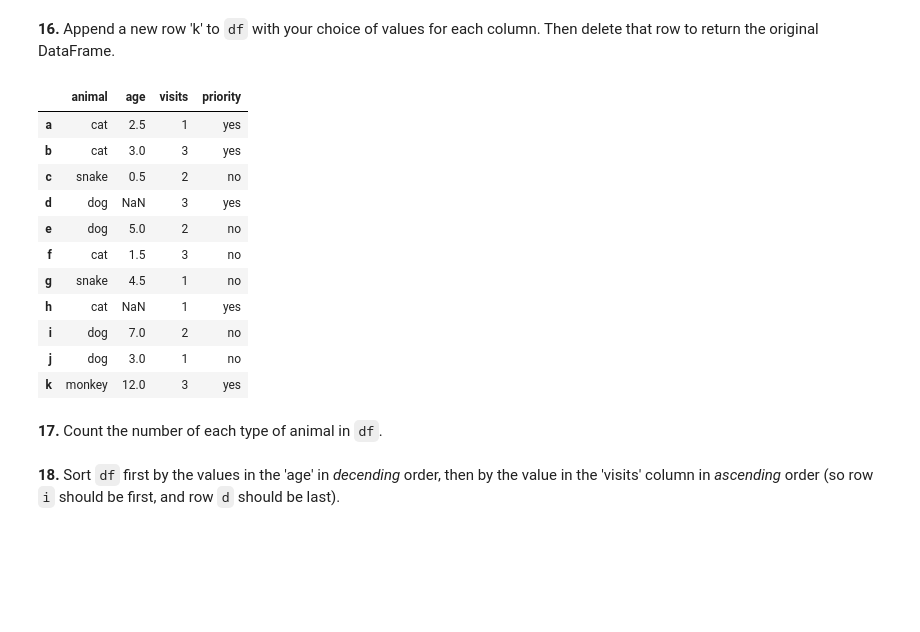
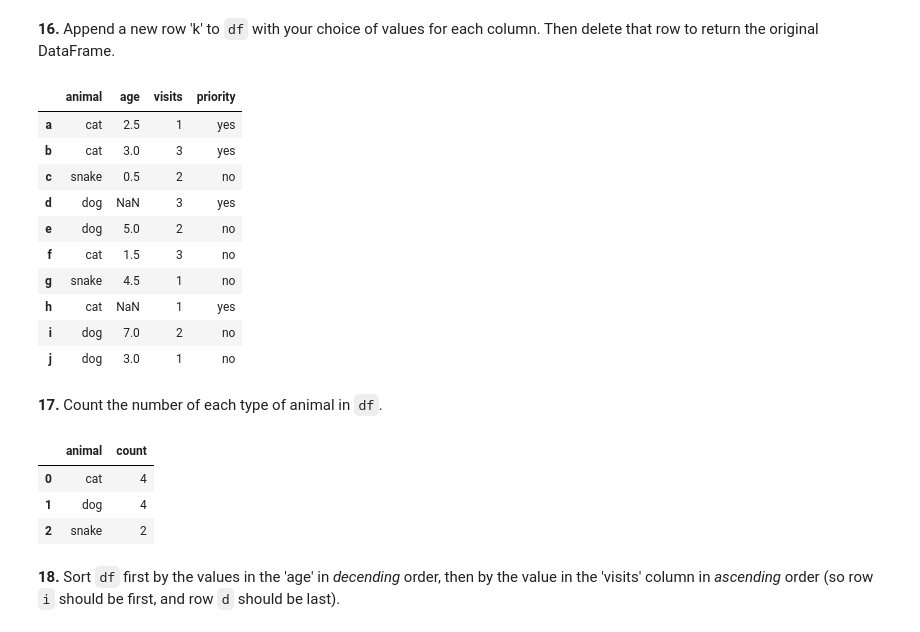
Before and after one commit to tanvirahmed1732/100-pandas-puzzles, a Jupyter notebook: 100-pandas-puzzles.ipynb, the cells around one changed output. Drawn from its saved outputs; the diff is of its cells as text; code cells hidden in the pictures; blank space fills up the shorter version.

```diff
--- a/100-pandas-puzzles.ipynb
+++ b/100-pandas-puzzles.ipynb
@@ -236,6 +236,7 @@ df.groupby("animal")['age'].mean().reset_index()
 **16.** Append a new row 'k' to `df` with your choice of values for each column. Then delete that row to return the original DataFrame.
 # %%
 df.loc['k'] = ['monkey', 12, 3, 'yes']
+df.drop(index='k', inplace=True)
 df
 # %% [output]
 |  | animal | age | visits | priority |
@@ -249,8 +250,14 @@ df
 | h | cat | NaN | 1 | yes |
 | i | dog | 7.0 | 2 | no |
 | j | dog | 3.0 | 1 | no |
-| k | monkey | 12.0 | 3 | yes |
 # %% [markdown]
 **17.** Count the number of each type of animal in `df`.
+# %%
+df['animal'].value_counts().reset_index()
+# %% [output]
+|  | animal | count |
+| 0 | cat | 4 |
+| 1 | dog | 4 |
+| 2 | snake | 2 |
 # %% [markdown]
 **18.** Sort `df` first by the values in the 'age' in *decending* order, then by the value in the 'visits' column in *ascending* order (so row `i` should be first, and row `d` should be last).
```
Also changed, not shown: parts of 3 cells of this notebook.
